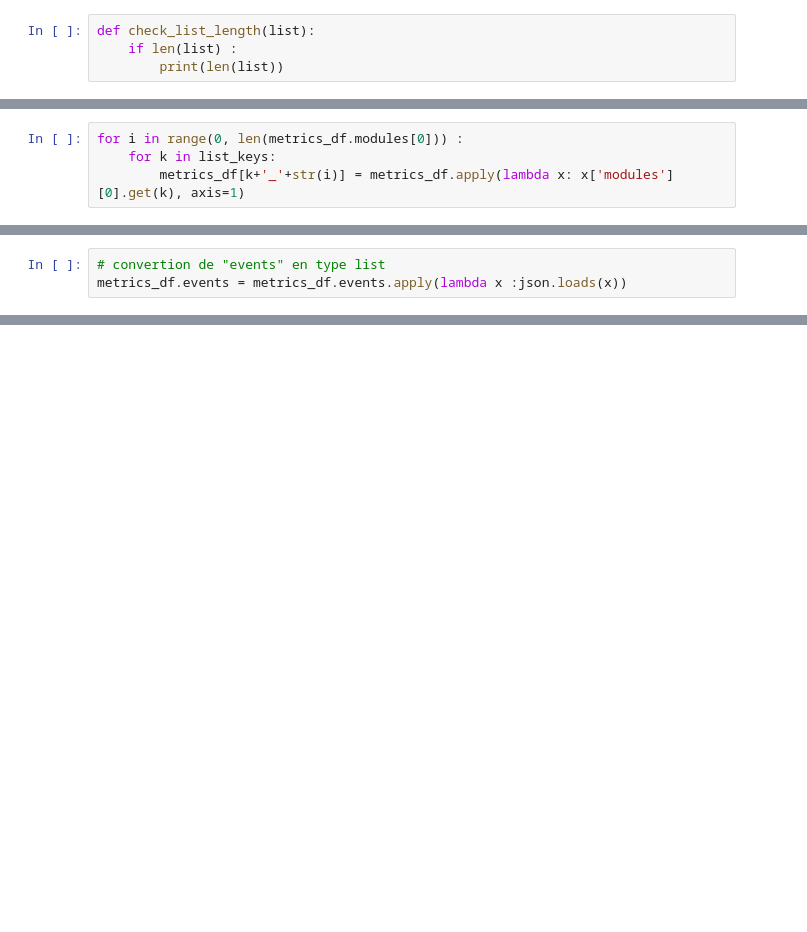
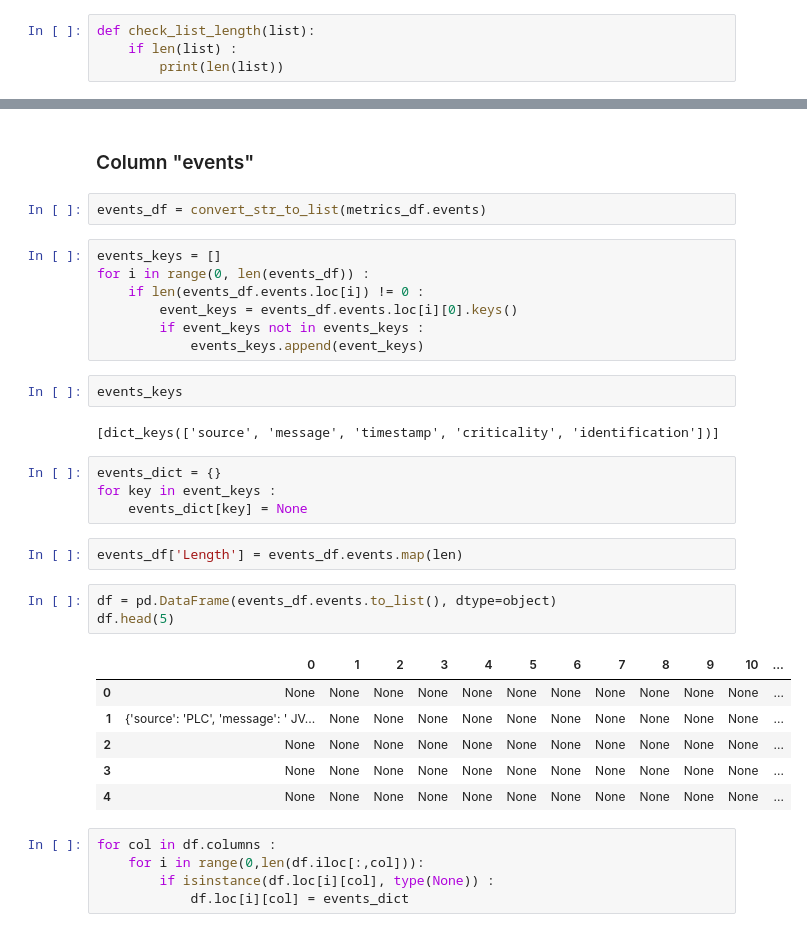
Before and after one commit to AranOribu/Prediction-Erreur-JetVarnish3DEvo, a Jupyter notebook: notebooks/data_explo_metrics.ipynb, the cells around one changed output, grey strips where cells are left out. Saved outputs shown, nothing was run; the diff lists cells and outputs as text; blank space fills up the shorter version.

Commit message:
fix: notebook data_explo_metrics updated

```diff
--- a/notebooks/data_explo_metrics.ipynb
+++ b/notebooks/data_explo_metrics.ipynb
@@ -67,4 +91,0 @@ print(list_keys)
-# %%
-for i in range(0, len(metrics_df.modules[0])) :
-    for k in list_keys:
-        metrics_df[k+'_'+str(i)] = metrics_df.apply(lambda x: x['modules'][0].get(k), axis=1)
@@ -77,3 +91,0 @@ modules_df = metrics_df['modules'].apply(pd.Series, dtype='object')
-# %%
-# convertion de "events" en type list
-metrics_df.events = metrics_df.events.apply(lambda x :json.loads(x))
@@ -134,0 +236,36 @@ plt.show()
+# %% [markdown]
+### Column "events"
+# %%
+events_df = convert_str_to_list(metrics_df.events)
+# %%
+events_keys = []
+for i in range(0, len(events_df)) :
+    if len(events_df.events.loc[i]) != 0 :
+        event_keys = events_df.events.loc[i][0].keys()
+        if event_keys not in events_keys :
+            events_keys.append(event_keys)
+# %%
+events_keys
+# %% [output]
+[dict_keys(['source', 'message', 'timestamp', 'criticality', 'identification'])]
+# %%
+events_dict = {}
+for key in event_keys :
+    events_dict[key] = None
+# %%
+events_df['Length'] = events_df.events.map(len)
+# %%
+df = pd.DataFrame(events_df.events.to_list(), dtype=object)
+df.head(5)
+# %% [output]
+|  | 0 | 1 | 2 | 3 | 4 | 5 | 6 | 7 | 8 | 9 | 10 | ... |
+| 0 | None | None | None | None | None | None | None | None | None | None | None | ... |
+| 1 | {'source': 'PLC', 'message': ' JV... | None | None | None | None | None | None | None | None | None | None | ... |
+| 2 | None | None | None | None | None | None | None | None | None | None | None | ... |
+| 3 | None | None | None | None | None | None | None | None | None | None | None | ... |
+| 4 | None | None | None | None | None | None | None | None | None | None | None | ... |
+# %%
+for col in df.columns :
+    for i in range(0,len(df.iloc[:,col])):
+        if isinstance(df.loc[i][col], type(None)) :
+            df.loc[i][col] = events_dict
```
Also changed, not shown: parts of 75 cells of this notebook.
